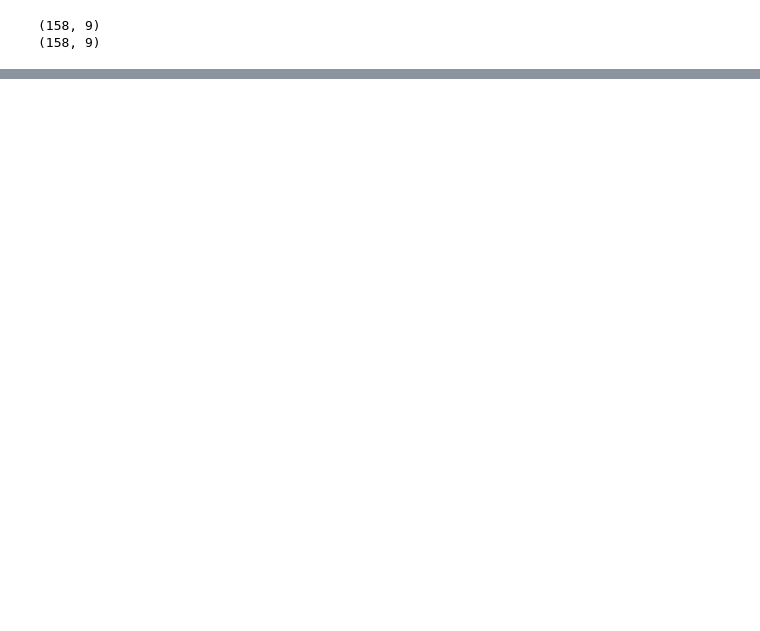
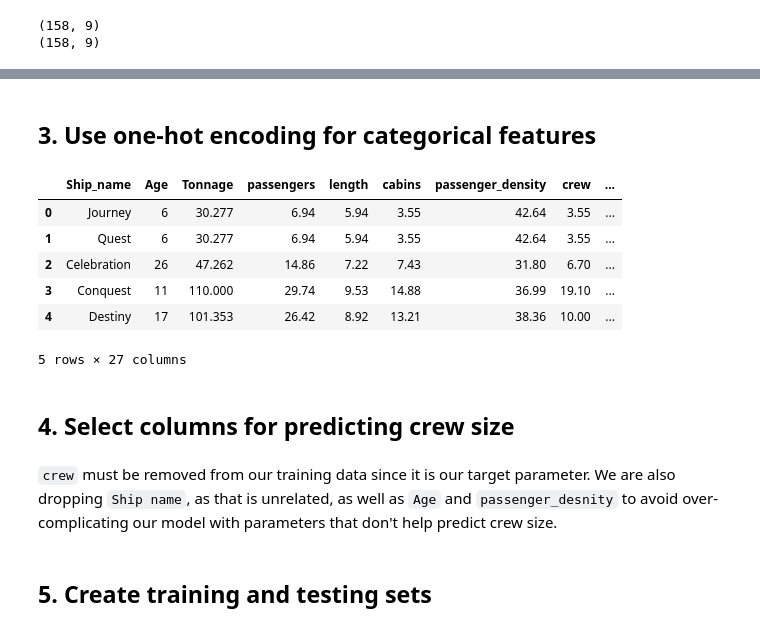
Before and after one commit to GusBusDraws/predicting-crew-size, a Jupyter notebook: explore.ipynb, the cells around one changed output, grey strips where cells are left out. Cells and saved outputs as stored; diff of their text form; code cells hidden in the pictures; blank space fills up the shorter version.

```diff
--- a/explore.ipynb
+++ b/explore.ipynb
@@ -84,0 +115,15 @@ fig.legend(
+# %% [markdown]
+## 3. Use one-hot encoding for categorical features
+# %%
+X = pd.get_dummies(df, columns=['Cruise_line'], drop_first=True)
+X.head()
+# %% [output]
+|  | Ship_name | Age | Tonnage | passengers | length | cabins | passenger_density | crew | ... |
+| 0 | Journey | 6 | 30.277 | 6.94 | 5.94 | 3.55 | 42.64 | 3.55 | ... |
+| 1 | Quest | 6 | 30.277 | 6.94 | 5.94 | 3.55 | 42.64 | 3.55 | ... |
+| 2 | Celebration | 26 | 47.262 | 14.86 | 7.22 | 7.43 | 31.80 | 6.70 | ... |
+| 3 | Conquest | 11 | 110.000 | 29.74 | 9.53 | 14.88 | 36.99 | 19.10 | ... |
+| 4 | Destiny | 17 | 101.353 | 26.42 | 8.92 | 13.21 | 38.36 | 10.00 | ... |
+5 rows × 27 columns
+# %% [markdown]
+## 4. Select columns for predicting crew size
@@ -84,0 +133,4 @@ fig.legend(
+# %% [markdown]
+`crew` must be removed from our training data since it is our target parameter. We are also dropping `Ship name`, as that is unrelated, as well as `Age` and `passenger_desnity` to avoid over-complicating our model with parameters that don't help predict crew size.
+# %% [markdown]
+## 5. Create training and testing sets
```
Also changed, not shown: parts of 31 cells of this notebook, 1 other file.
